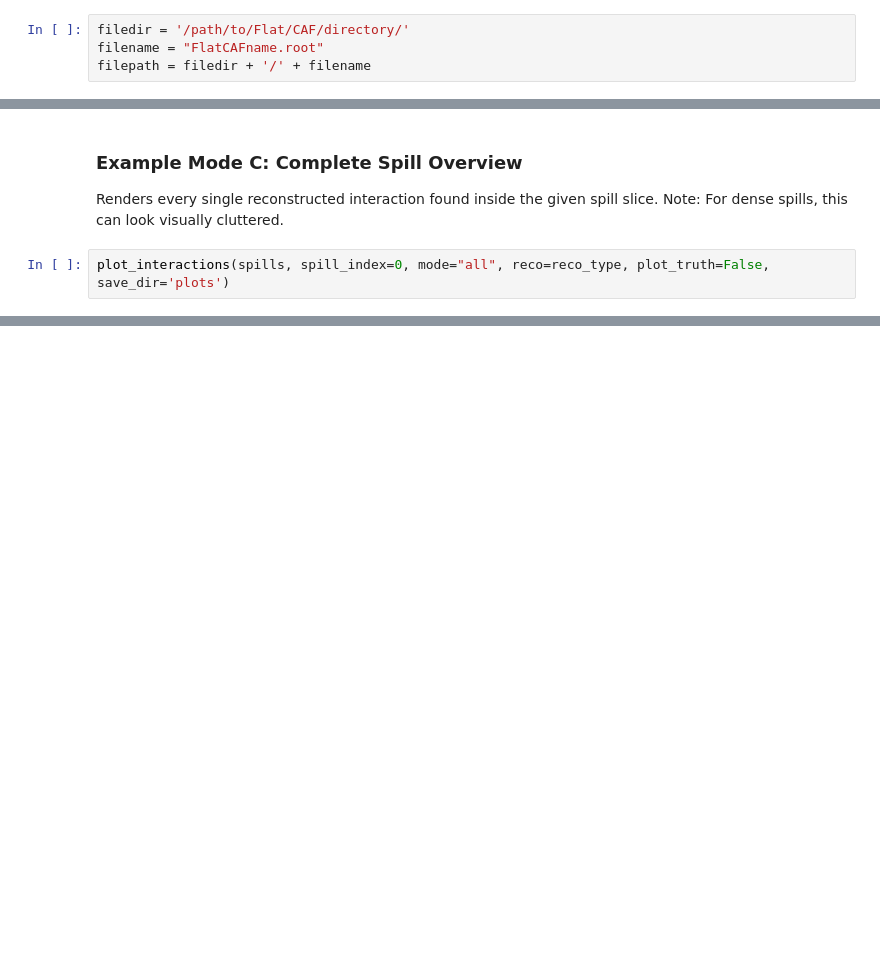
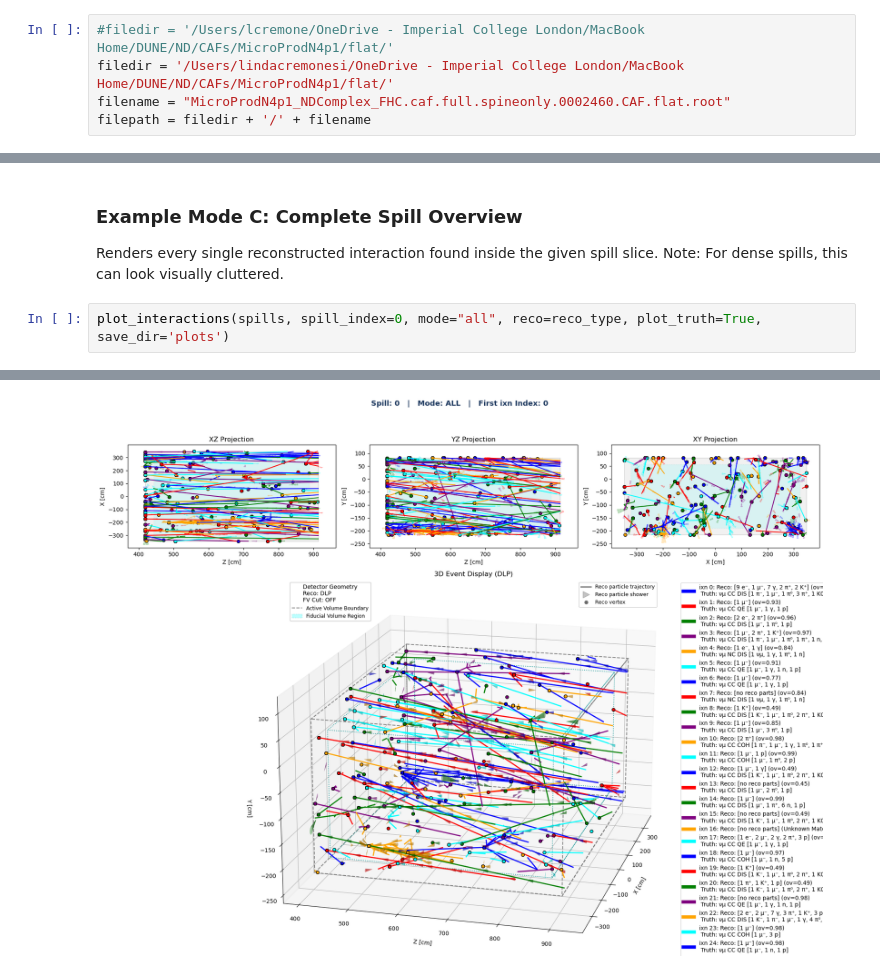
Before and after one commit to lcrem/Test_ND_CAF_Display, a Jupyter notebook: ndlar_caf_display.ipynb, the cells around one changed output, grey strips where cells are left out. Saved outputs shown, nothing was run; the diff lists cells and outputs as text; blank space fills up the shorter version.

```diff
--- a/ndlar_caf_display.ipynb
+++ b/ndlar_caf_display.ipynb
@@ -26,8 +26,9 @@ sys.path.append('/path/to/NDLAr_CAF_event_display/')
 # Import everything explicitly from your helper file
 from ndlar_caf_display_helpers import load_interaction_spills, plot_interactions
 # %%
-filedir = '/path/to/Flat/CAF/directory/'
-filename = "FlatCAFname.root"
+#filedir = '/Users/lcremone/OneDrive - Imperial College London/MacBook Home/DUNE/ND/CAFs/MicroProdN4p1/flat/'
+filedir = '/Users/lindacremonesi/OneDrive - Imperial College London/MacBook Home/DUNE/ND/CAFs/MicroProdN4p1/flat/'
+filename = "MicroProdN4p1_NDComplex_FHC.caf.full.spineonly.0002460.CAF.flat.root"
 filepath = filedir + '/' + filename
 # %% [markdown]
 ## 2. Choose your reconstruction
@@ -78,4 +103,5 @@ plot_interactions(
 ### Example Mode C: Complete Spill Overview
 Renders every single reconstructed interaction found inside the given spill slice. Note: For dense spills, this can look visually cluttered.
 # %%
-plot_interactions(spills, spill_index=0, mode="all", reco=reco_type, plot_truth=False, save_dir='plots')
+plot_interactions(spills, spill_index=0, mode="all", reco=reco_type, plot_truth=True, save_dir='plots')
+# %% [output]
@@ -81,0 +110 @@ plot_interactions(spills, spill_index=0, mode="all", reco=reco_type, plot_truth=
+[figure, added]
```
Also changed, not shown: parts of 7 cells of this notebook.
